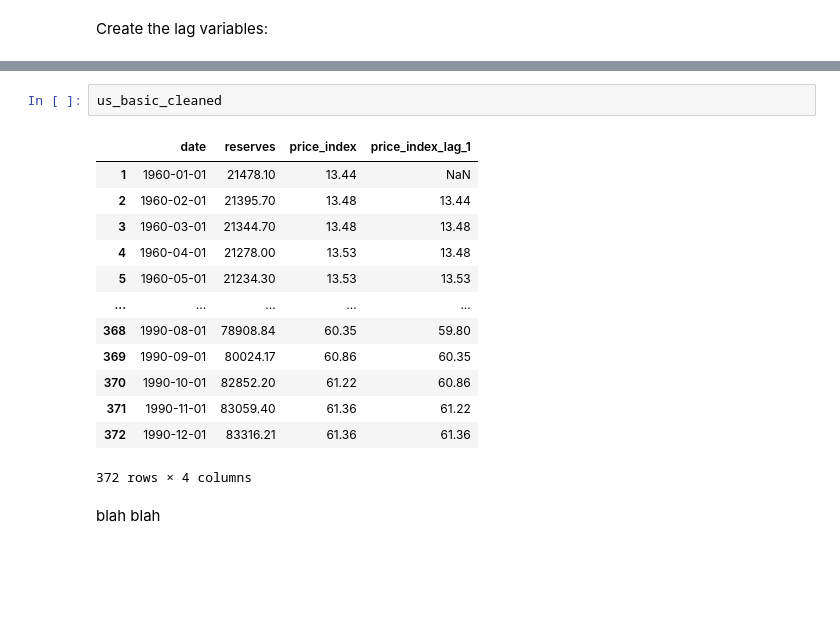
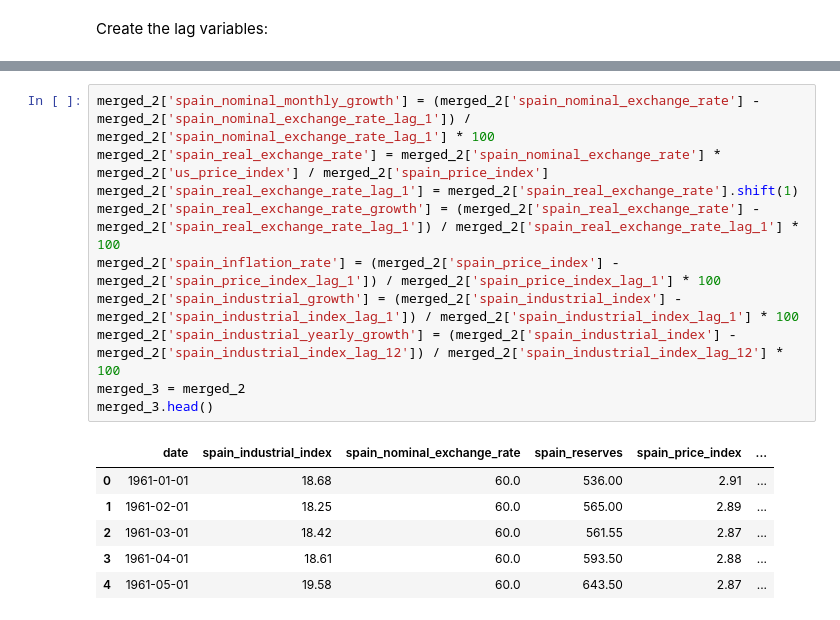
Before and after one commit to ruikai30/ec1b1_group_10, a Jupyter notebook: notebook.ipynb, the cells around one changed output, grey strips where cells are left out. Drawn from its saved outputs; the diff is of its cells as text; blank space fills up the shorter version.

```diff
--- a/notebook.ipynb
+++ b/notebook.ipynb
@@ -124,18 +127,17 @@ spain1.head()
-# %%
-us_basic_cleaned
-# %% [output]
-|  | date | reserves | price_index | price_index_lag_1 |
-| 1 | 1960-01-01 | 21478.10 | 13.44 | NaN |
-| 2 | 1960-02-01 | 21395.70 | 13.48 | 13.44 |
-| 3 | 1960-03-01 | 21344.70 | 13.48 | 13.48 |
-| 4 | 1960-04-01 | 21278.00 | 13.53 | 13.48 |
-| 5 | 1960-05-01 | 21234.30 | 13.53 | 13.53 |
-| ... | ... | ... | ... | ... |
-| 368 | 1990-08-01 | 78908.84 | 60.35 | 59.80 |
-| 369 | 1990-09-01 | 80024.17 | 60.86 | 60.35 |
-| 370 | 1990-10-01 | 82852.20 | 61.22 | 60.86 |
-| 371 | 1990-11-01 | 83059.40 | 61.36 | 61.22 |
-| 372 | 1990-12-01 | 83316.21 | 61.36 | 61.36 |
-372 rows × 4 columns
-# %% [markdown]
-blah blah
+# %%
+merged_2['spain_nominal_monthly_growth'] = (merged_2['spain_nominal_exchange_rate'] - merged_2['spain_nominal_exchange_rate_lag_1']) / merged_2['spain_nominal_exchange_rate_lag_1'] * 100
+merged_2['spain_real_exchange_rate'] = merged_2['spain_nominal_exchange_rate'] * merged_2['us_price_index'] / merged_2['spain_price_index']
+merged_2['spain_real_exchange_rate_lag_1'] = merged_2['spain_real_exchange_rate'].shift(1)
+merged_2['spain_real_exchange_rate_growth'] = (merged_2['spain_real_exchange_rate'] - merged_2['spain_real_exchange_rate_lag_1']) / merged_2['spain_real_exchange_rate_lag_1'] * 100
+merged_2['spain_inflation_rate'] = (merged_2['spain_price_index'] - merged_2['spain_price_index_lag_1']) / merged_2['spain_price_index_lag_1'] * 100
+merged_2['spain_industrial_growth'] = (merged_2['spain_industrial_index'] - merged_2['spain_industrial_index_lag_1']) / merged_2['spain_industrial_index_lag_1'] * 100
+merged_2['spain_industrial_yearly_growth'] = (merged_2['spain_industrial_index'] - merged_2['spain_industrial_index_lag_12']) / merged_2['spain_industrial_index_lag_12'] * 100
+merged_3 = merged_2
+merged_3.head()
+# %% [output]
+|  | date | spain_industrial_index | spain_nominal_exchange_rate | spain_reserves | spain_price_index | ... |
+| 0 | 1961-01-01 | 18.68 | 60.0 | 536.00 | 2.91 | ... |
+| 1 | 1961-02-01 | 18.25 | 60.0 | 565.00 | 2.89 | ... |
+| 2 | 1961-03-01 | 18.42 | 60.0 | 561.55 | 2.87 | ... |
+| 3 | 1961-04-01 | 18.61 | 60.0 | 593.50 | 2.88 | ... |
+| 4 | 1961-05-01 | 19.58 | 60.0 | 643.50 | 2.87 | ... |
```
Also changed, not shown: parts of 11 cells of this notebook.
